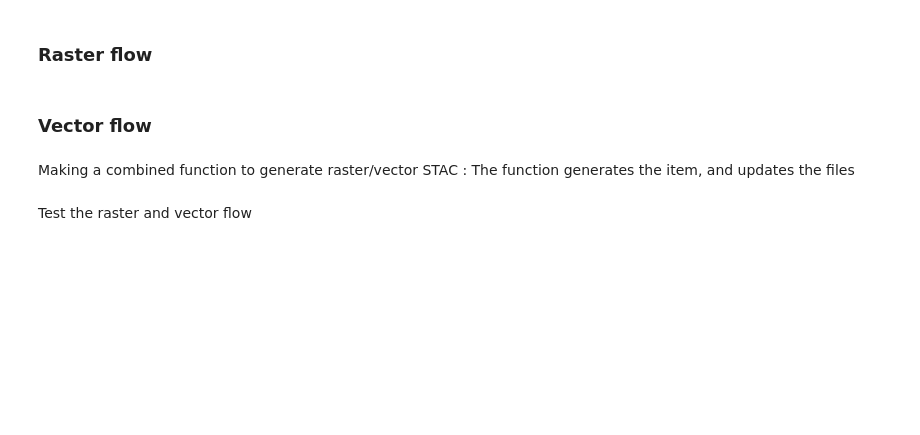
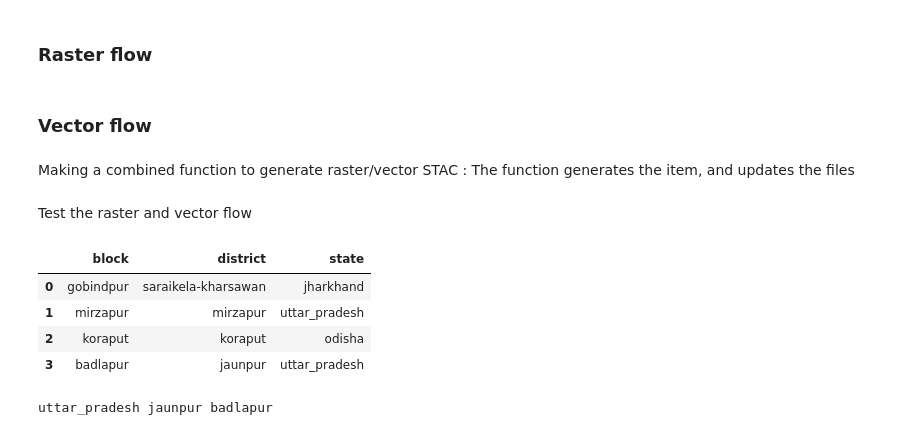
Before and after one commit to Nirzaree/STAC-spec, a Jupyter notebook: notebooks/final_flow.ipynb, the cells around one changed output. Saved outputs shown, nothing was run; the diff lists cells and outputs as text; code cells hidden in the pictures; blank space fills up the shorter version.

```diff
--- a/notebooks/final_flow.ipynb
+++ b/notebooks/final_flow.ipynb
@@ -1204,18 +1211,26 @@ def generate_raster_stac(state,
 # %% [markdown]
 Test the raster and vector flow
 # %%
-# block_district_state_df = pd.DataFrame({
-#     'block' : ['gobindpur','mirzapur','koraput','badlapur'],
-#     'district' : ['saraikela-kharsawan','mirzapur','koraput','jaunpur'],
-#     'state' : ['jharkhand','uttar_pradesh','odisha','uttar_pradesh']
-# })
+block_district_state_df = pd.DataFrame({
+    'block' : ['gobindpur','mirzapur','koraput','badlapur'],
+    'district' : ['saraikela-kharsawan','mirzapur','koraput','jaunpur'],
+    'state' : ['jharkhand','uttar_pradesh','odisha','uttar_pradesh']
+})
 
-# block_district_state_df
+block_district_state_df
+# %% [output]
+|  | block | district | state |
+| 0 | gobindpur | saraikela-kharsawan | jharkhand |
+| 1 | mirzapur | mirzapur | uttar_pradesh |
+| 2 | koraput | koraput | odisha |
+| 3 | badlapur | jaunpur | uttar_pradesh |
 # %%
-# block = 'badlapur'
-# district = block_district_state_df[block_district_state_df['block'] == block]['district'].iloc[0]
-# state = block_district_state_df[block_district_state_df['block'] == block]['state'].iloc[0]
-# print(state,district,block)
+block = 'badlapur'
+district = block_district_state_df[block_district_state_df['block'] == block]['district'].iloc[0]
+state = block_district_state_df[block_district_state_df['block'] == block]['state'].iloc[0]
+print(state,district,block)
+# %% [output]
+uttar_pradesh jaunpur badlapur
 # %%
 # generate_vector_stac(state=state,
 #                      district=district,
```
Also changed, not shown: parts of 6 cells of this notebook, 1 other file.
